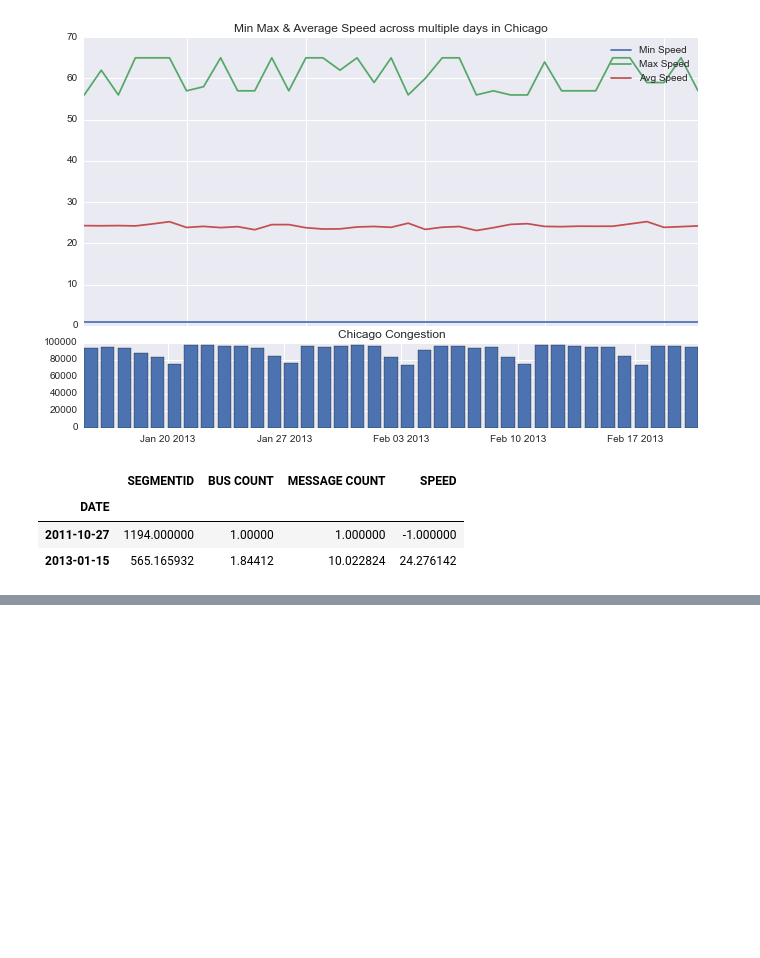
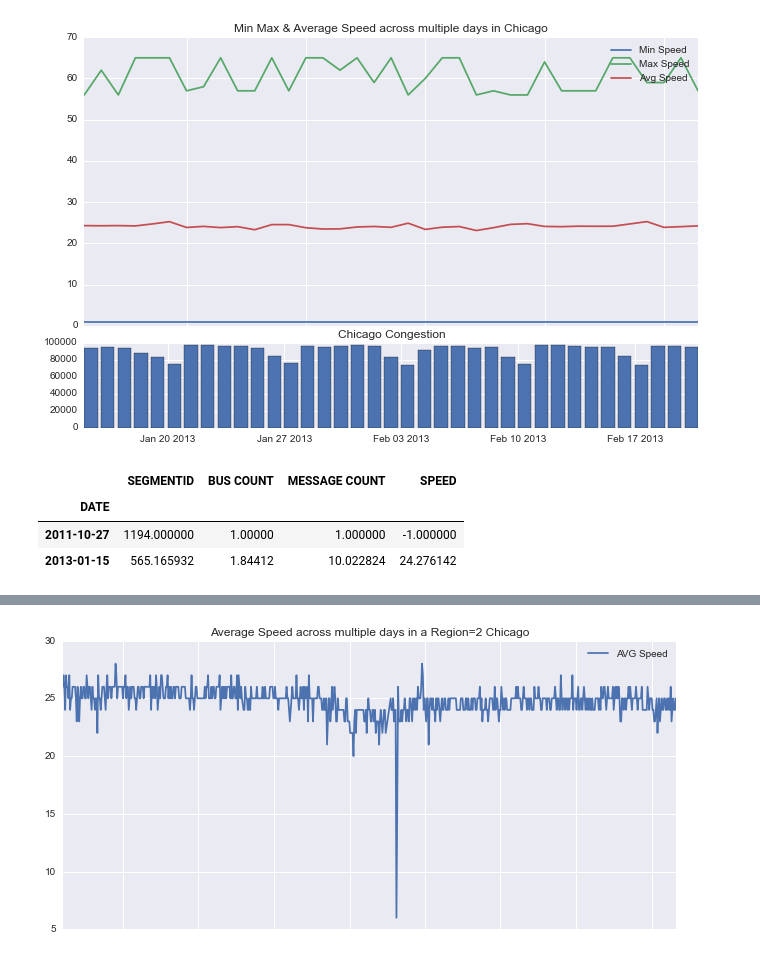
Before and after one commit to bmandeepak/capstone, a Jupyter notebook: Chicago Traffic Data.ipynb, the cells around one changed output, grey strips where cells are left out. Cells and saved outputs as stored; diff of their text form; code cells hidden in the pictures; blank space fills up the shorter version.

```diff
--- a/Chicago Traffic Data.ipynb
+++ b/Chicago Traffic Data.ipynb
@@ -175,0 +447,4 @@ df_conges_aggregate.head(2)
+# %%
+plotdata(df_region_all,2)
+# %% [output]
+[figure, added]
```
Also changed, not shown: parts of 54 cells of this notebook.
